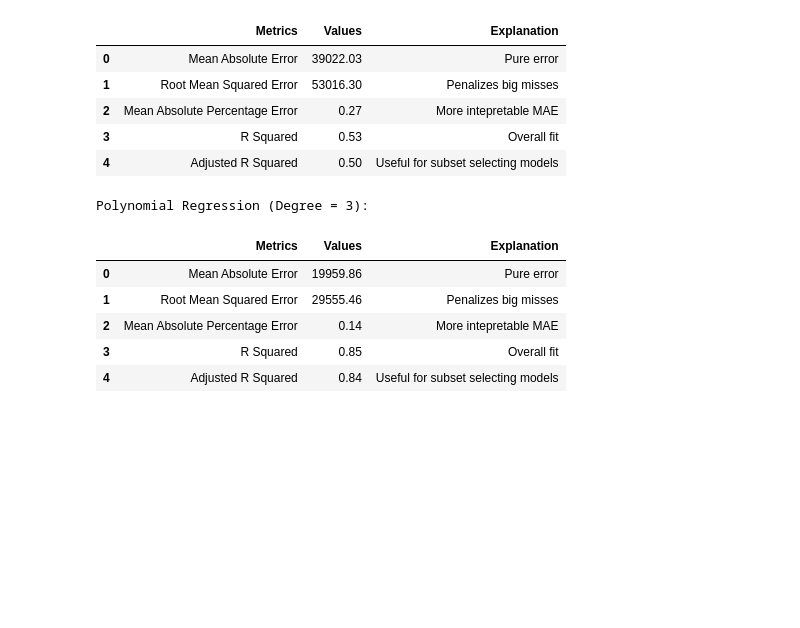
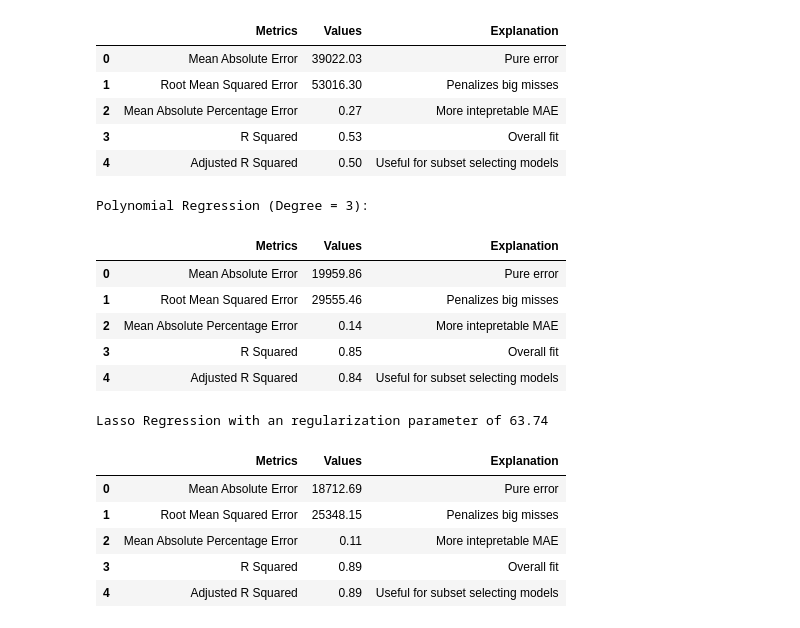
Before and after one commit to NickMcKenna05/CS434HousingProject, a Jupyter notebook: CS434ProjectModels.ipynb, the cells around one changed output. Drawn from its saved outputs; the diff is of its cells as text; code cells hidden in the pictures; blank space fills up the shorter version.

Commit message:
added lasso, RF, XGB, 3 best with lasso subset

```diff
--- a/CS434ProjectModels.ipynb
+++ b/CS434ProjectModels.ipynb
@@ -215,3 +216,25 @@ Polynomial Regression (Degree = 3):
 | 2 | Mean Absolute Percentage Error | 0.14 | More intepretable MAE |
 | 3 | R Squared | 0.85 | Overall fit |
 | 4 | Adjusted R Squared | 0.84 | Useful for subset selecting models |
+# %%
+from sklearn.linear_model import LassoCV
+
+model = LassoCV(cv=5, random_state=434, max_iter=10000).fit(x_train, y_train)
+
+y_pred = model.predict(x_test)
+mae = mean_absolute_error(y_test, y_pred)
+mape = mean_absolute_percentage_error(y_test, y_pred)
+rmse = np.sqrt(mean_squared_error(y_test, y_pred))
+r2 = r2_score(y_test, y_pred)
+
+metrics = create_metrics(mae, rmse, mape, r2)
+print(f"Lasso Regression with an regularization parameter of {model.alpha_:.2f}")
+metrics.head()
+# %% [output]
+Lasso Regression with an regularization parameter of 63.74
+|  | Metrics | Values | Explanation |
+| 0 | Mean Absolute Error | 18712.69 | Pure error |
+| 1 | Root Mean Squared Error | 25348.15 | Penalizes big misses |
+| 2 | Mean Absolute Percentage Error | 0.11 | More intepretable MAE |
+| 3 | R Squared | 0.89 | Overall fit |
+| 4 | Adjusted R Squared | 0.89 | Useful for subset selecting models |
```
Also changed, not shown: parts of 8 cells of this notebook.
